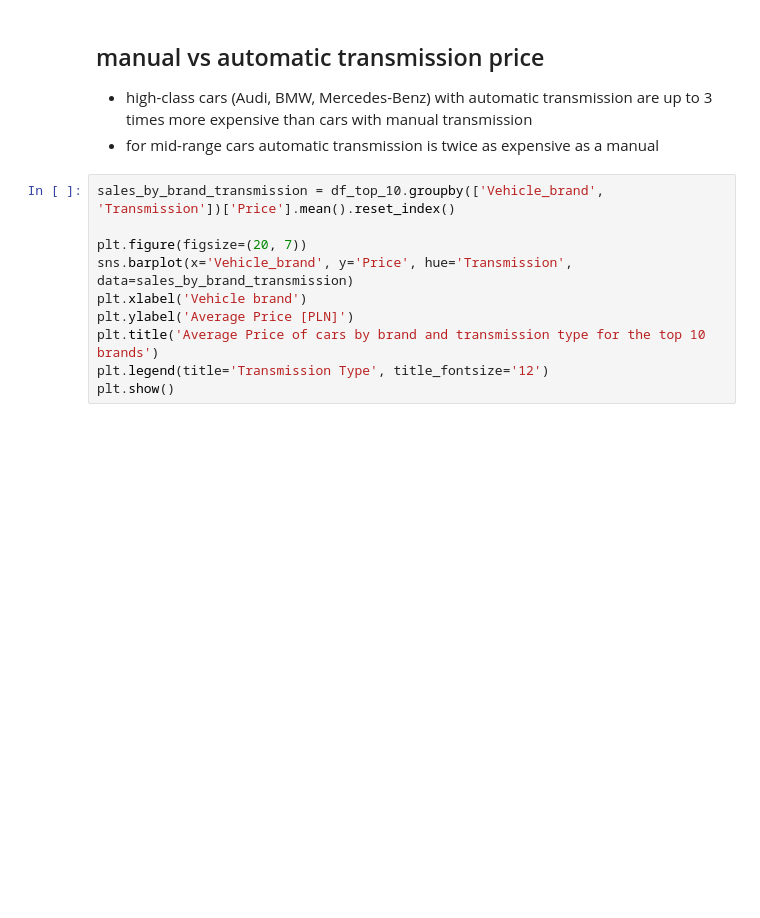
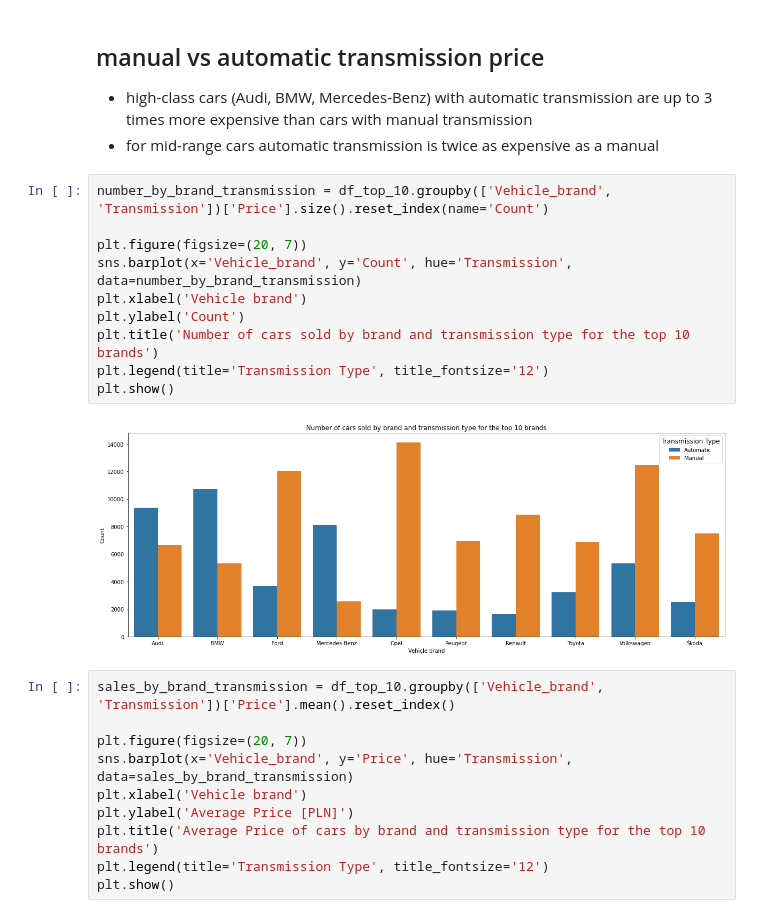
Before and after one commit to lilmarcin/car_prices_analysis, a Jupyter notebook: main.ipynb, the cells around one changed output. Saved outputs shown, nothing was run; the diff lists cells and outputs as text; blank space fills up the shorter version.

```diff
--- a/main.ipynb
+++ b/main.ipynb
@@ -496,6 +496,18 @@ plt.show()
 ## manual vs automatic transmission price
 - high-class cars (Audi, BMW, Mercedes-Benz) with automatic transmission are up to 3 times more expensive than cars with manual transmission
 - for mid-range cars automatic transmission is twice as expensive as a manual
+# %%
+number_by_brand_transmission = df_top_10.groupby(['Vehicle_brand', 'Transmission'])['Price'].size().reset_index(name='Count')
+
+plt.figure(figsize=(20, 7))
+sns.barplot(x='Vehicle_brand', y='Count', hue='Transmission', data=number_by_brand_transmission)
+plt.xlabel('Vehicle brand')
+plt.ylabel('Count')
+plt.title('Number of cars sold by brand and transmission type for the top 10 brands')
+plt.legend(title='Transmission Type', title_fontsize='12')
+plt.show()
+# %% [output]
+[figure, added]
 # %%
 sales_by_brand_transmission = df_top_10.groupby(['Vehicle_brand', 'Transmission'])['Price'].mean().reset_index()
 
```
Also changed, not shown: 2 other files.
